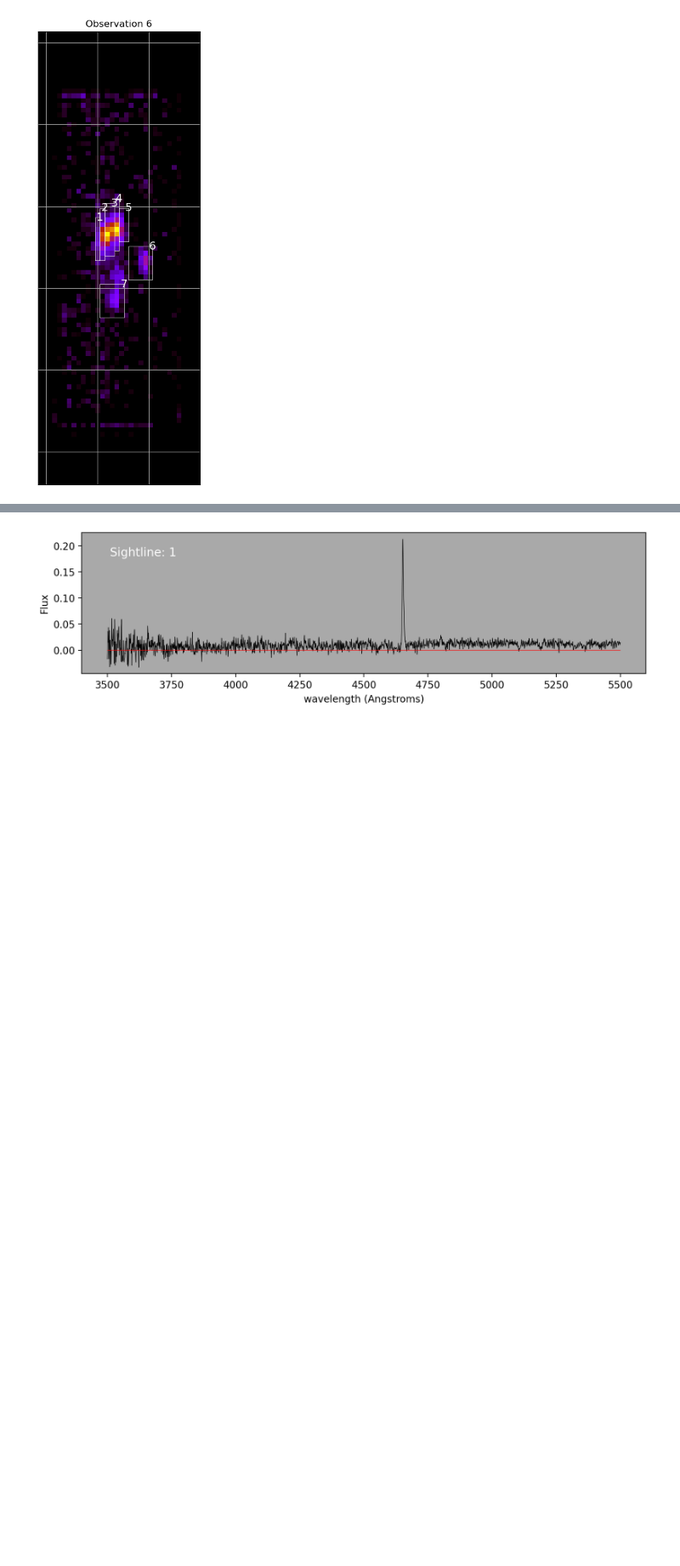
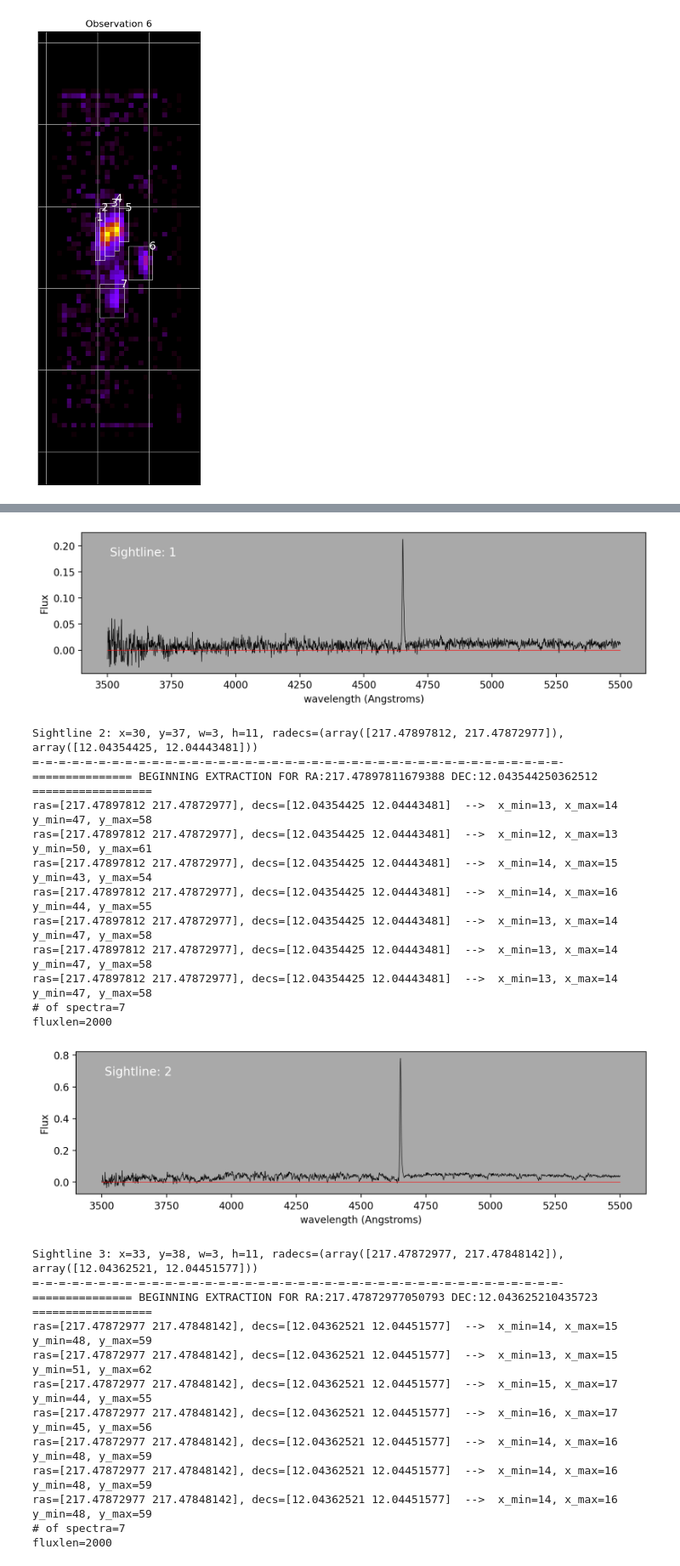
Before and after one commit to jerichoBob/CGM-learning, a Jupyter notebook: code/notebooks/1. modified_sightlines_extraction_boxes.ipynb, the cells around one changed output, grey strips where cells are left out. Shown at 85% size. Saved outputs shown, nothing was run; the diff lists cells and outputs as text; code cells hidden in the pictures; blank space fills up the shorter version.

Commit message:
1. modified_sightlines_extraction_boxes.ipynb and its associated library changes now operational

```diff
--- a/code/notebooks/1. modified_sightlines_extraction_boxes.ipynb
+++ b/code/notebooks/1. modified_sightlines_extraction_boxes.ipynb
@@ -155,7 +155,9 @@ def plot_spectra(sl, spec_block):
 
     display(fig) # plots the figure as a static png
 # %%
-for sl in sightlines[0:1]:
+for sl in sightlines:
+    print(f"""
+{sl}""")
     sl_radec = sl.radecs
     specs = bo.extract_spectra_from_obs(sl_radec, obs)
     combined = bu.combine_spectra_ivw2(specs)
@@ -173,3 +176,28 @@ ras=[217.47922646 217.47897812], decs=[12.04354425 12.04427289]  -->  x_min=12,
 # of spectra=7
 fluxlen=2000
 [figure]
+Sightline 2: x=30, y=37, w=3, h=11, radecs=(array([217.47897812, 217.47872977]), array([12.04354425, 12.04443481]))
+=-=-=-=-=-=-=-=-=-=-=-=-=-=-=-=-=-=-=-=-=-=-=-=-=-=-=-=-=-=-=-=-=-=-=-=-=-=-=-=-
+=============== BEGINNING EXTRACTION FOR RA:217.47897811679388 DEC:12.043544250362512 ==================
+ras=[217.47897812 217.47872977], decs=[12.04354425 12.04443481]  -->  x_min=13, x_max=14   y_min=47, y_max=58
+ras=[217.47897812 217.47872977], decs=[12.04354425 12.04443481]  -->  x_min=12, x_max=13   y_min=50, y_max=61
+ras=[217.47897812 217.47872977], decs=[12.04354425 12.04443481]  -->  x_min=14, x_max=15   y_min=43, y_max=54
+ras=[217.47897812 217.47872977], decs=[12.04354425 12.04443481]  -->  x_min=14, x_max=16   y_min=44, y_max=55
+ras=[217.47897812 217.47872977], decs=[12.04354425 12.04443481]  -->  x_min=13, x_max=14   y_min=47, y_max=58
+ras=[217.47897812 217.47872977], decs=[12.04354425 12.04443481]  -->  x_min=13, x_max=14   y_min=47, y_max=58
+ras=[217.47897812 217.47872977], decs=[12.04354425 12.04443481]  -->  x_min=13, x_max=14   y_min=47, y_max=58
+# of spectra=7
+fluxlen=2000
+[figure, added]
+Sightline 3: x=33, y=38, w=3, h=11, radecs=(array([217.47872977, 217.47848142]), array([12.04362521, 12.04451577]))
+=-=-=-=-=-=-=-=-=-=-=-=-=-=-=-=-=-=-=-=-=-=-=-=-=-=-=-=-=-=-=-=-=-=-=-=-=-=-=-=-
+=============== BEGINNING EXTRACTION FOR RA:217.47872977050793 DEC:12.043625210435723 ==================
+ras=[217.47872977 217.47848142], decs=[12.04362521 12.04451577]  -->  x_min=14, x_max=15   y_min=48, y_max=59
+ras=[217.47872977 217.47848142], decs=[12.04362521 12.04451577]  -->  x_min=13, x_max=15   y_min=51, y_max=62
+ras=[217.47872977 217.47848142], decs=[12.04362521 12.04451577]  -->  x_min=15, x_max=17   y_min=44, y_max=55
+ras=[217.47872977 217.47848142], decs=[12.04362521 12.04451577]  -->  x_min=16, x_max=17   y_min=45, y_max=56
+ras=[217.47872977 217.47848142], decs=[12.04362521 12.04451577]  -->  x_min=14, x_max=16   y_min=48, y_max=59
+ras=[217.47872977 217.47848142], decs=[12.04362521 12.04451577]  -->  x_min=14, x_max=16   y_min=48, y_max=59
+ras=[217.47872977 217.47848142], decs=[12.04362521 12.04451577]  -->  x_min=14, x_max=16   y_min=48, y_max=59
+# of spectra=7
+fluxlen=2000
```
Also changed, not shown: parts of 1 cell of this notebook, 1 other file.
